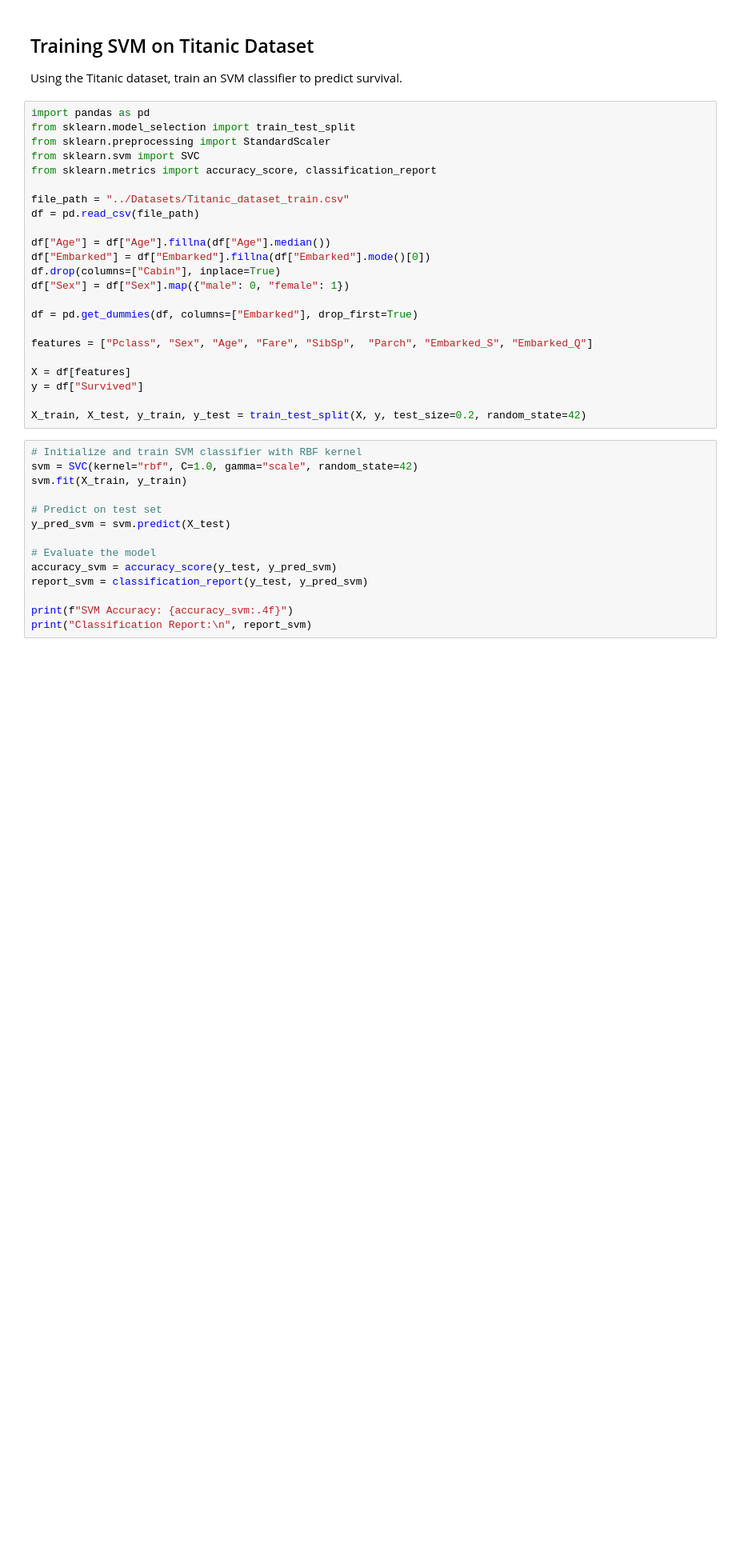
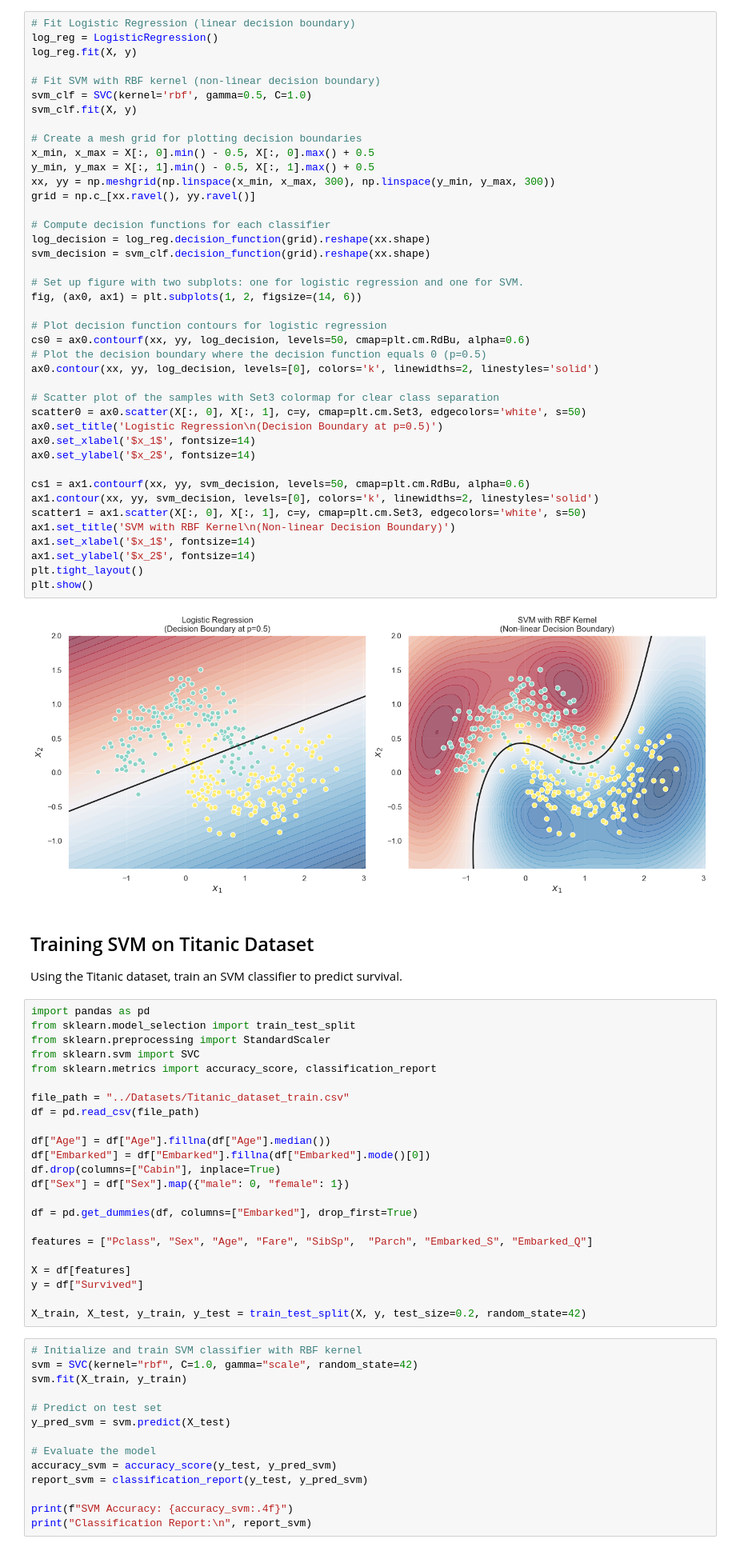
Before and after one commit to Kaveh8/ml_teaching_material, a Jupyter notebook: SVM/SVM.ipynb, the cells around one changed output. Shown: that part at 80% size. Cells and saved outputs as stored; diff of their text form; blank space fills up the shorter version.

```diff
--- a/SVM/SVM.ipynb
+++ b/SVM/SVM.ipynb
@@ -30,3 +51,46 @@ If data is noisy, SVM allows some misclassifications using a soft margin, which
+# %%
+# Fit Logistic Regression (linear decision boundary)
+log_reg = LogisticRegression()
+log_reg.fit(X, y)
+
+# Fit SVM with RBF kernel (non-linear decision boundary)
+svm_clf = SVC(kernel='rbf', gamma=0.5, C=1.0)
+svm_clf.fit(X, y)
+
+# Create a mesh grid for plotting decision boundaries
+x_min, x_max = X[:, 0].min() - 0.5, X[:, 0].max() + 0.5
+y_min, y_max = X[:, 1].min() - 0.5, X[:, 1].max() + 0.5
+xx, yy = np.meshgrid(np.linspace(x_min, x_max, 300), np.linspace(y_min, y_max, 300))
+grid = np.c_[xx.ravel(), yy.ravel()]
+
+# Compute decision functions for each classifier
+log_decision = log_reg.decision_function(grid).reshape(xx.shape)
+svm_decision = svm_clf.decision_function(grid).reshape(xx.shape)
+
+# Set up figure with two subplots: one for logistic regression and one for SVM.
+fig, (ax0, ax1) = plt.subplots(1, 2, figsize=(14, 6))
+
+# Plot decision function contours for logistic regression
+cs0 = ax0.contourf(xx, yy, log_decision, levels=50, cmap=plt.cm.RdBu, alpha=0.6)
+# Plot the decision boundary where the decision function equals 0 (p=0.5)
+ax0.contour(xx, yy, log_decision, levels=[0], colors='k', linewidths=2, linestyles='solid')
+
+# Scatter plot of the samples with Set3 colormap for clear class separation
+scatter0 = ax0.scatter(X[:, 0], X[:, 1], c=y, cmap=plt.cm.Set3, edgecolors='white', s=50)
+ax0.set_title('Logistic Regression\n(Decision Boundary at p=0.5)')
+ax0.set_xlabel('$x_1$', fontsize=14)
+ax0.set_ylabel('$x_2$', fontsize=14)
+
+cs1 = ax1.contourf(xx, yy, svm_decision, levels=50, cmap=plt.cm.RdBu, alpha=0.6)
+ax1.contour(xx, yy, svm_decision, levels=[0], colors='k', linewidths=2, linestyles='solid')
+scatter1 = ax1.scatter(X[:, 0], X[:, 1], c=y, cmap=plt.cm.Set3, edgecolors='white', s=50)
+ax1.set_title('SVM with RBF Kernel\n(Non-linear Decision Boundary)')
+ax1.set_xlabel('$x_1$', fontsize=14)
+ax1.set_ylabel('$x_2$', fontsize=14)
+plt.tight_layout()
+plt.show()
+# %% [output]
+[figure, added]
 # %% [markdown]
 
 ## Training SVM on Titanic Dataset
```
Also changed, not shown: parts of 4 cells of this notebook.
